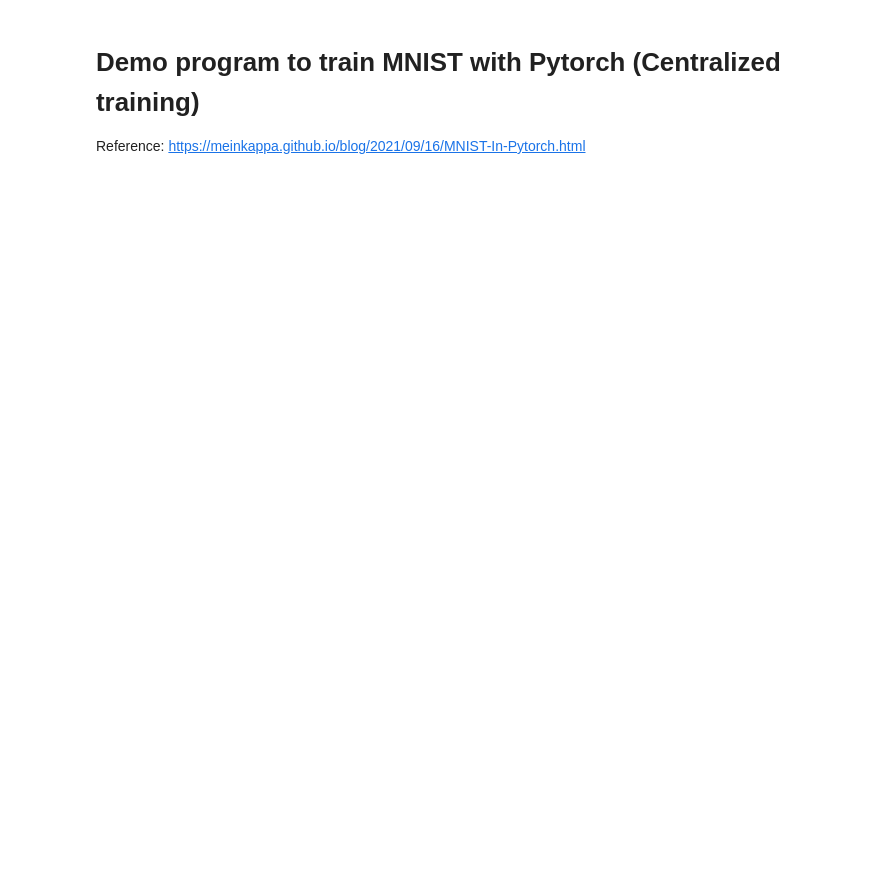
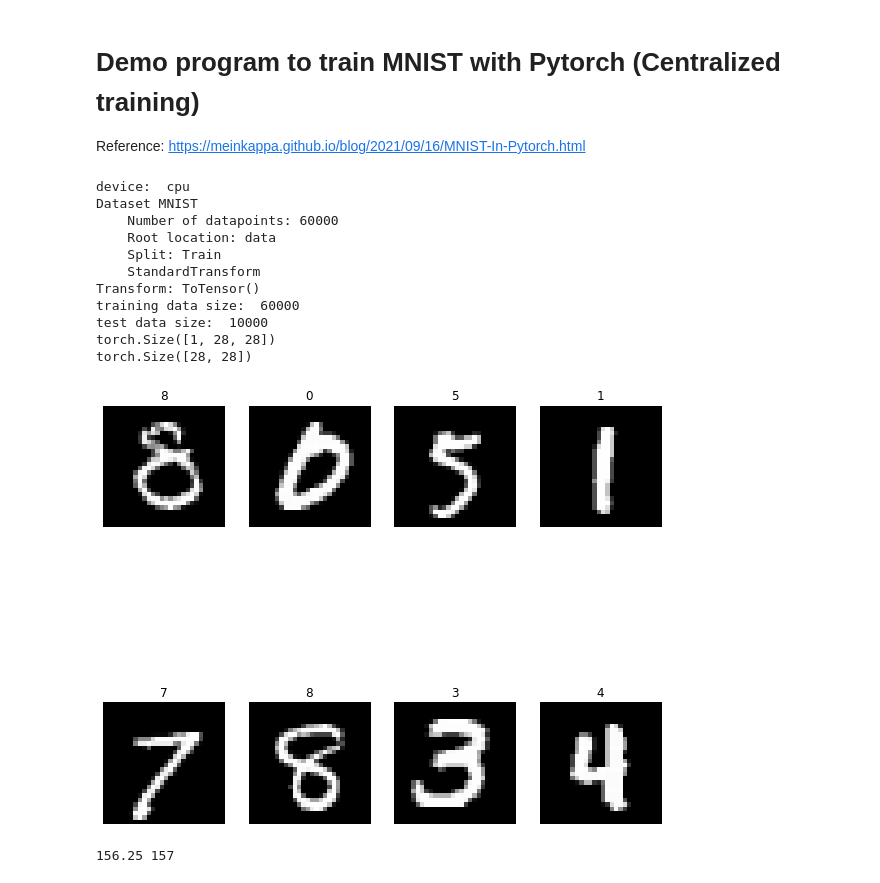
Before and after one commit to wai-ming-chan/fed_avg, a Jupyter notebook: sanityCheck_MNIST.ipynb, the cells around one changed output. Cells and saved outputs as stored; diff of their text form; code cells hidden in the pictures; blank space fills up the shorter version.

```diff
--- a/sanityCheck_MNIST.ipynb
+++ b/sanityCheck_MNIST.ipynb
@@ -15,24 +15,72 @@ import matplotlib.pyplot as plt
 # %%
 # grab MNIST data with torchvision datasets
 ## We can tell Pytorch how to manipulate the dataset by giving details.
 ##
 ### root: Where to store the data. We are storing it in data directory.
 ### train: Whether to grab training dataset or testing dataset.
 ###         Given True value, training_data is a training dataset from MNIST.
 ###         On the other hand, test_data is a testing dataset from MNIST.
 ### download: Whether to download if data is not already in root. We passed True to download the dataset.
 ### transform: What to do with data. We are converting our images of handwritten digits into Pytorch tensors so that we can train our model.
 
 training_data = datasets.MNIST(
     root='data',
     train=True,
     download=True,
     transform=ToTensor()
 )
 
 test_data = datasets.MNIST(
     root='data',
     train=False,
     download=True,
     transform=ToTensor()
 )
+
+# Set GPU or CPU device. If GPU is available, we use it to speed up the training
+device = 'cuda' if torch.cuda.is_available() else 'cpu'
+print('device: ', device)
+
+# check the dimension of data
+print(training_data)
+print('training data size: ', len(training_data) )
+print('test data size: ', len(test_data) )
+print(training_data[0][0].shape)
+print(training_data[0][0].squeeze().shape)
+# plt.imshow(training_data[len(training_data)-1][0].squeeze(), cmap="gray");
+# print('label: ', training_data[len(training_data)-1][1])
+
+
+figure = plt.figure(figsize=(10,10))
+cols, rows = 4, 2
+for i in range(1, cols * rows + 1):
+    sample_idx = torch.randint(len(training_data), size=(1,)).item()
+    img, label = training_data[sample_idx]
+    figure.add_subplot(rows, cols, i)
+    plt.title(label)
+    plt.axis("off")
+    plt.imshow(img.squeeze(), cmap="gray")
+plt.show()
+# %% [output]
+device:  cpu
+Dataset MNIST
+    Number of datapoints: 60000
+    Root location: data
+    Split: Train
+    StandardTransform
+Transform: ToTensor()
+training data size:  60000
+test data size:  10000
+torch.Size([1, 28, 28])
+torch.Size([28, 28])
+[figure, added]
+# %%
+# create a dataloader.
+## A dataloader divides our data by a given batch_size and hands out each one to our model for training
+## Our train_dataloader will have 64 images per batch, which makes a total of 157 batches.
+train_dataloader = DataLoader(training_data, batch_size=64)
+test_dataloader = DataLoader(test_data, batch_size=64)
+
+print(10000/64, len(test_dataloader))
+# %% [output]
+156.25 157
```
Also changed, not shown: parts of 3 cells of this notebook.
